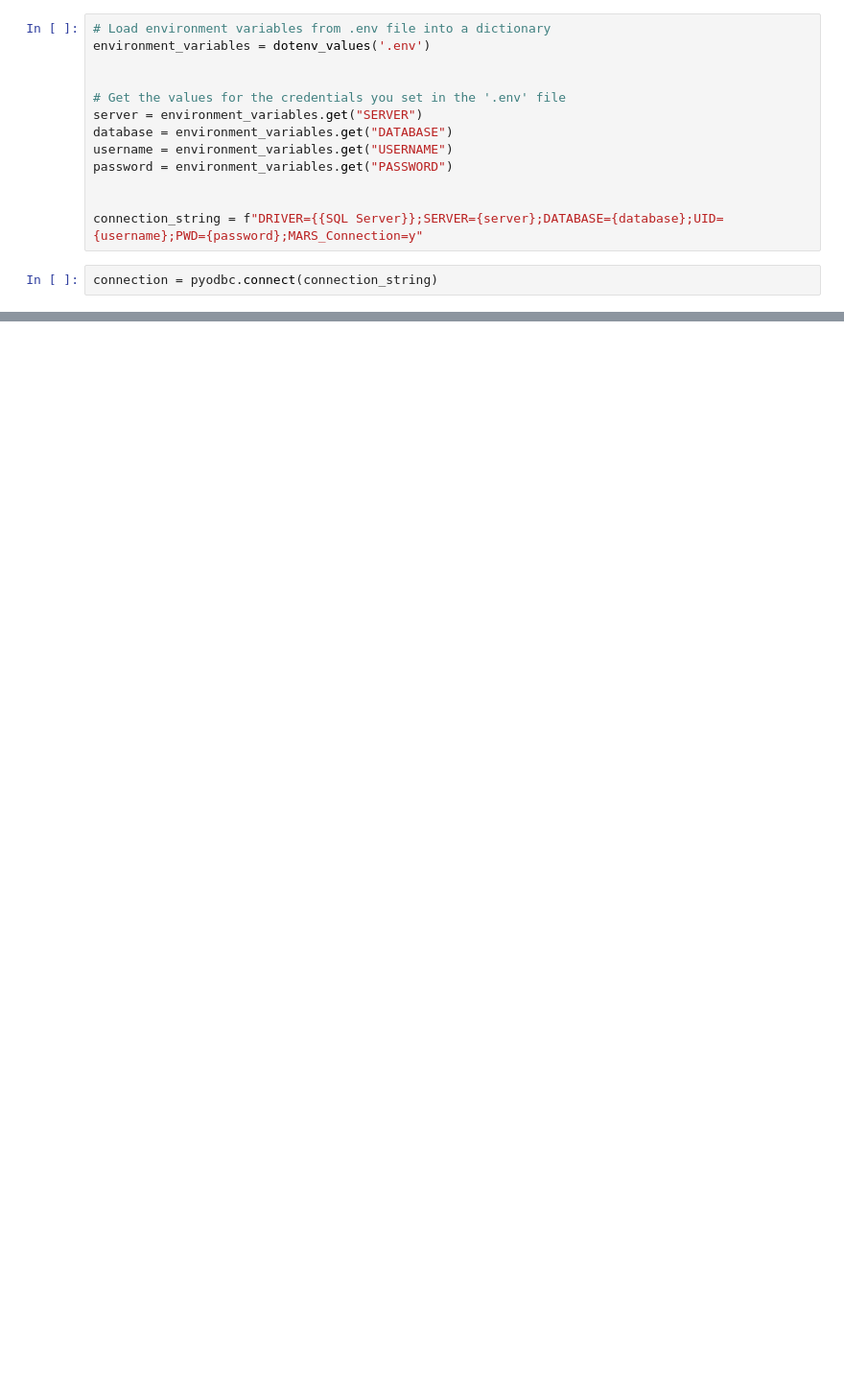
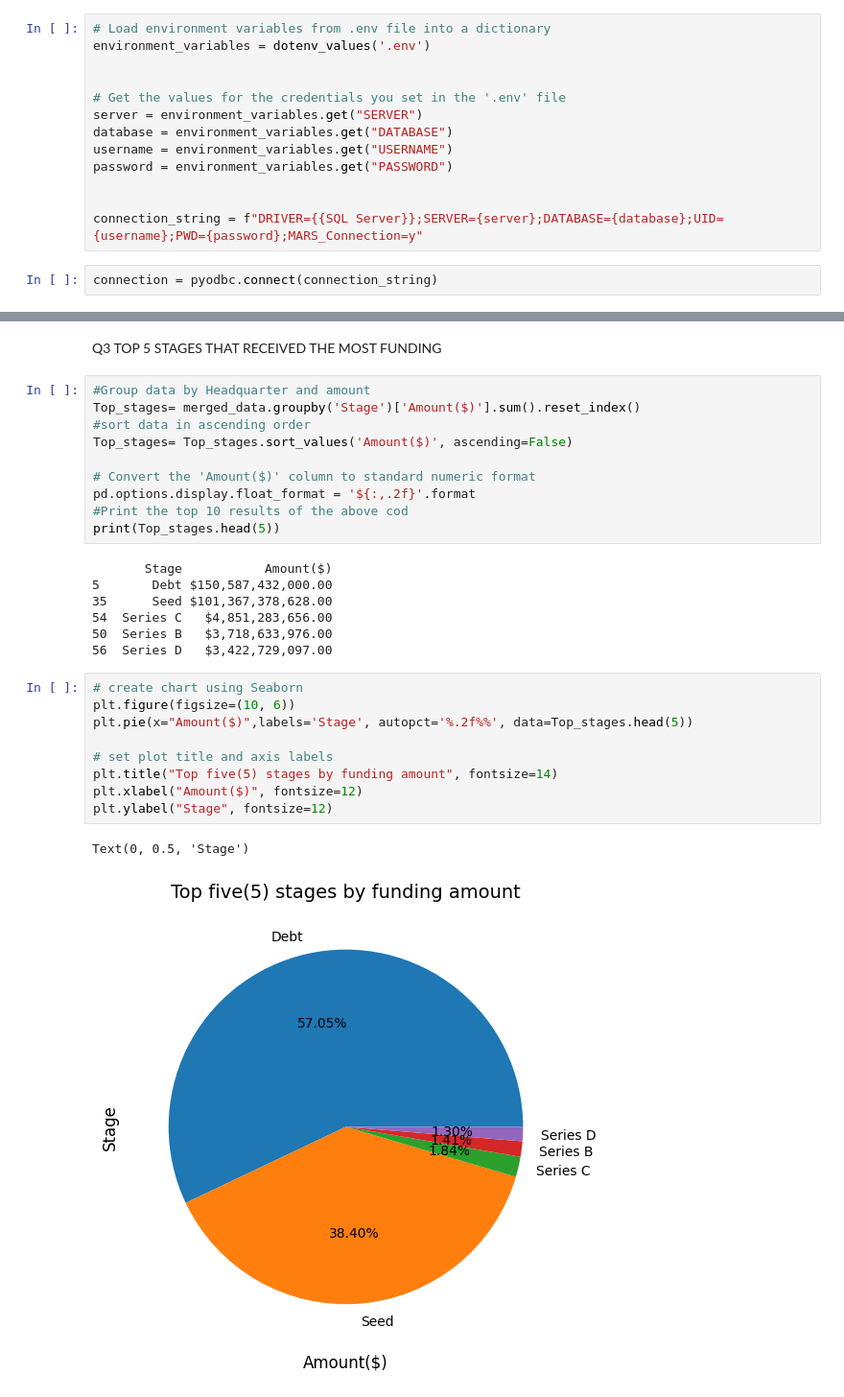
Before and after one commit to Tietaar/Indian-startup-funding, a Jupyter notebook: notebook.ipynb, the cells around one changed output, grey strips where cells are left out. Shown at 96% size. Cells and saved outputs as stored; diff of their text form; blank space fills up the shorter version.

```diff
--- a/notebook.ipynb
+++ b/notebook.ipynb
@@ -79,0 +1288,31 @@ ERROR: No matching distribution found for openyxl
+# %% [markdown]
+Q3 TOP 5 STAGES THAT RECEIVED THE MOST FUNDING
+# %%
+#Group data by Headquarter and amount
+Top_stages= merged_data.groupby('Stage')['Amount($)'].sum().reset_index()
+#sort data in ascending order
+Top_stages= Top_stages.sort_values('Amount($)', ascending=False)
+
+# Convert the 'Amount($)' column to standard numeric format
+pd.options.display.float_format = '${:,.2f}'.format
+#Print the top 10 results of the above cod
+print(Top_stages.head(5))
+# %% [output]
+       Stage           Amount($)
+5       Debt $150,587,432,000.00
+35      Seed $101,367,378,628.00
+54  Series C   $4,851,283,656.00
+50  Series B   $3,718,633,976.00
+56  Series D   $3,422,729,097.00
+# %%
+# create chart using Seaborn
+plt.figure(figsize=(10, 6))
+plt.pie(x="Amount($)",labels='Stage', autopct='%.2f%%', data=Top_stages.head(5))
+
+# set plot title and axis labels
+plt.title("Top five(5) stages by funding amount", fontsize=14)
+plt.xlabel("Amount($)", fontsize=12)
+plt.ylabel("Stage", fontsize=12)
+# %% [output]
+Text(0, 0.5, 'Stage')
+[figure, added]
```
Also changed, not shown: parts of 157 cells of this notebook.
